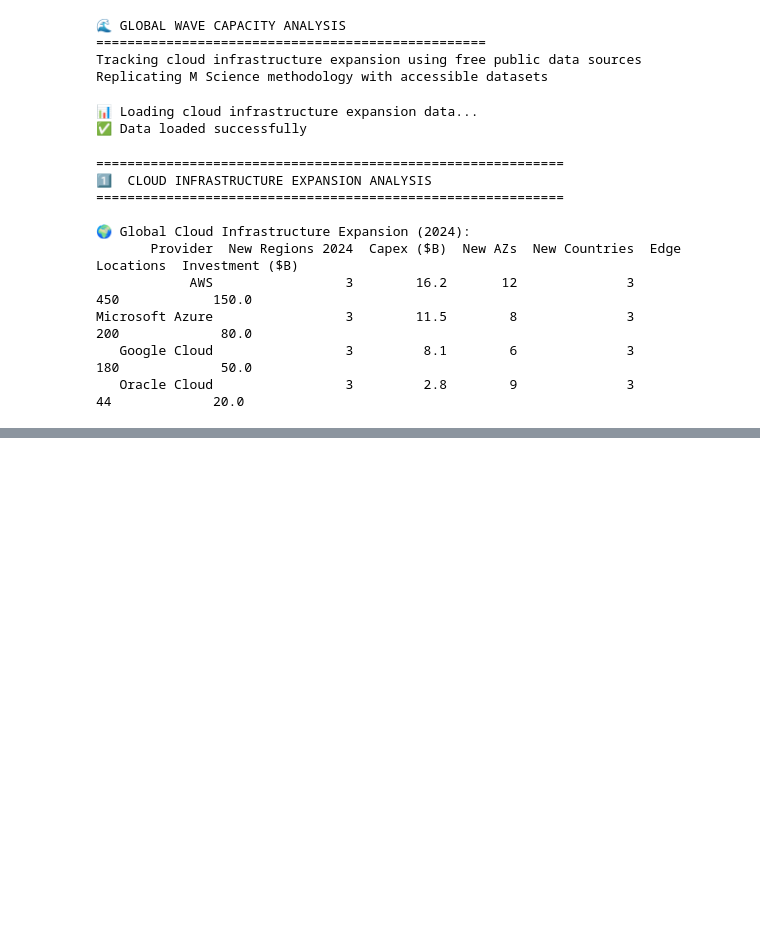
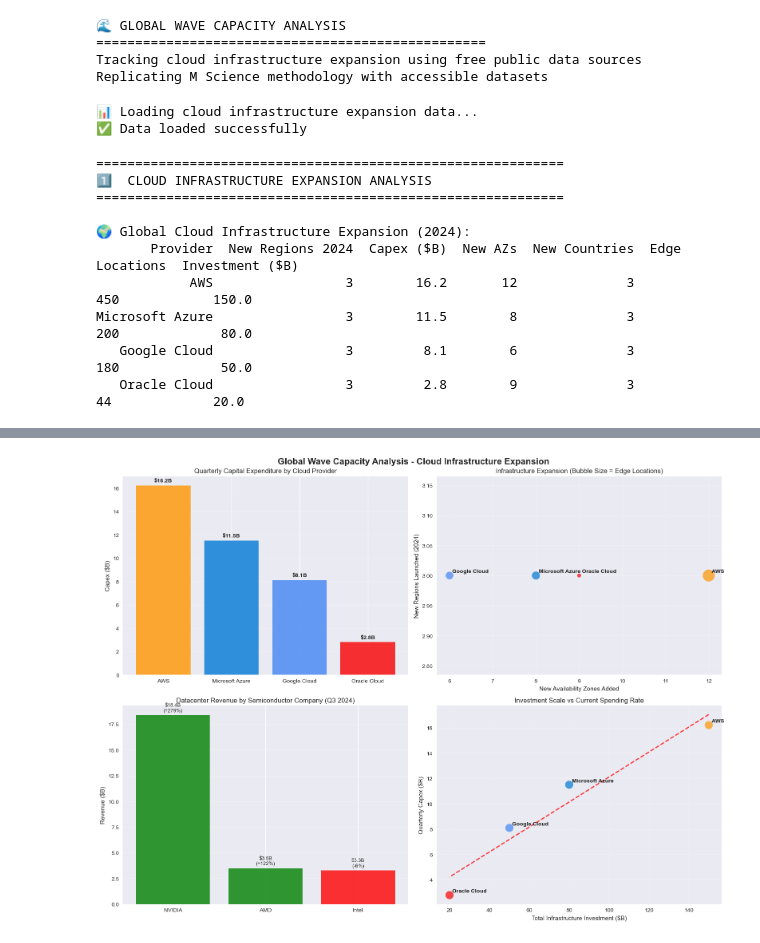
Before and after one commit to j85liu/software-cloud-equity-research, a Jupyter notebook: alternative_data.ipynb, the cells around one changed output, grey strips where cells are left out. Drawn from its saved outputs; the diff is of its cells as text; code cells hidden in the pictures; blank space fills up the shorter version.

```diff
--- a/alternative_data.ipynb
+++ b/alternative_data.ipynb
@@ -198,0 +209,77 @@ print(df_chips.to_string(index=False))
+# %%
+# =============================================================================
+# 4. VISUALIZATIONS - GLOBAL WAVE CAPACITY
+# =============================================================================
+
+fig, ((ax1, ax2), (ax3, ax4)) = plt.subplots(2, 2, figsize=(16, 12))
+fig.suptitle('Global Wave Capacity Analysis - Cloud Infrastructure Expansion', fontsize=16, fontweight='bold')
+
+# Plot 1: Capital Expenditure by Provider
+providers = df_expansion['Provider']
+capex = df_expansion['Capex ($B)']
+colors = ['#FF9500', '#0078D4', '#4285F4', '#F80000']  # AWS, Azure, GCP, Oracle colors
+
+bars1 = ax1.bar(providers, capex, color=colors, alpha=0.8)
+ax1.set_title('Quarterly Capital Expenditure by Cloud Provider')
+ax1.set_ylabel('Capex ($B)')
+ax1.grid(axis='y', alpha=0.3)
+
+# Add value labels
+for bar, value in zip(bars1, capex):
+    ax1.text(bar.get_x() + bar.get_width()/2, bar.get_height() + 0.2,
+             f'${value:.1f}B', ha='center', va='bottom', fontweight='bold')
+
+# Plot 2: Infrastructure Expansion Metrics
+ax2.scatter(df_expansion['New AZs'], df_expansion['New Regions 2024'],
+           s=df_expansion['Edge Locations'], alpha=0.7, c=colors)
+ax2.set_xlabel('New Availability Zones Added')
+ax2.set_ylabel('New Regions Launched (2024)')
+ax2.set_title('Infrastructure Expansion (Bubble Size = Edge Locations)')
+ax2.grid(True, alpha=0.3)
+
+# Add provider labels
+for i, provider in enumerate(providers):
+    ax2.annotate(provider, (df_expansion.iloc[i]['New AZs'], df_expansion.iloc[i]['New Regions 2024']),
+                xytext=(5, 5), textcoords='offset points', fontsize=10, fontweight='bold')
+
+# Plot 3: Semiconductor Datacenter Revenue
+chip_companies = df_chips['Company']
+chip_revenue = df_chips['Datacenter Revenue ($B)']
+chip_growth = df_chips['YoY Growth (%)']
+
+# Color bars by growth rate
+chip_colors = ['green' if x > 50 else 'orange' if x > 0 else 'red' for x in chip_growth]
+bars3 = ax3.bar(chip_companies, chip_revenue, color=chip_colors, alpha=0.8)
+ax3.set_title('Datacenter Revenue by Semiconductor Company (Q3 2024)')
+ax3.set_ylabel('Revenue ($B)')
+ax3.grid(axis='y', alpha=0.3)
+
+# Add growth rate labels
+for bar, revenue, growth in zip(bars3, chip_revenue, chip_growth):
+    ax3.text(bar.get_x() + bar.get_width()/2, bar.get_height() + 0.2,
+             f'${revenue:.1f}B\n({growth:+.0f}%)', ha='center', va='bottom', fontsize=9)
+
+# Plot 4: Investment vs Market Position
+total_investment = df_expansion['Investment ($B)']
+market_share_proxy = df_expansion['Capex ($B)']  # Using quarterly capex as market position proxy
+
+ax4.scatter(total_investment, market_share_proxy, s=200, alpha=0.7, c=colors)
+ax4.set_xlabel('Total Infrastructure Investment ($B)')
+ax4.set_ylabel('Quarterly Capex ($B)')
+ax4.set_title('Investment Scale vs Current Spending Rate')
+ax4.grid(True, alpha=0.3)
+
+# Add trend line
+z = np.polyfit(total_investment, market_share_proxy, 1)
+p = np.poly1d(z)
+ax4.plot(total_investment, p(total_investment), "r--", alpha=0.8, linewidth=2)
+
+# Label each provider
+for i, provider in enumerate(providers):
+    ax4.annotate(provider, (total_investment.iloc[i], market_share_proxy.iloc[i]),
+                xytext=(5, 5), textcoords='offset points', fontsize=10, fontweight='bold')
+
+plt.tight_layout()
+plt.show()
+# %% [output]
+[figure, added]
```
Also changed, not shown: parts of 2 cells of this notebook.
